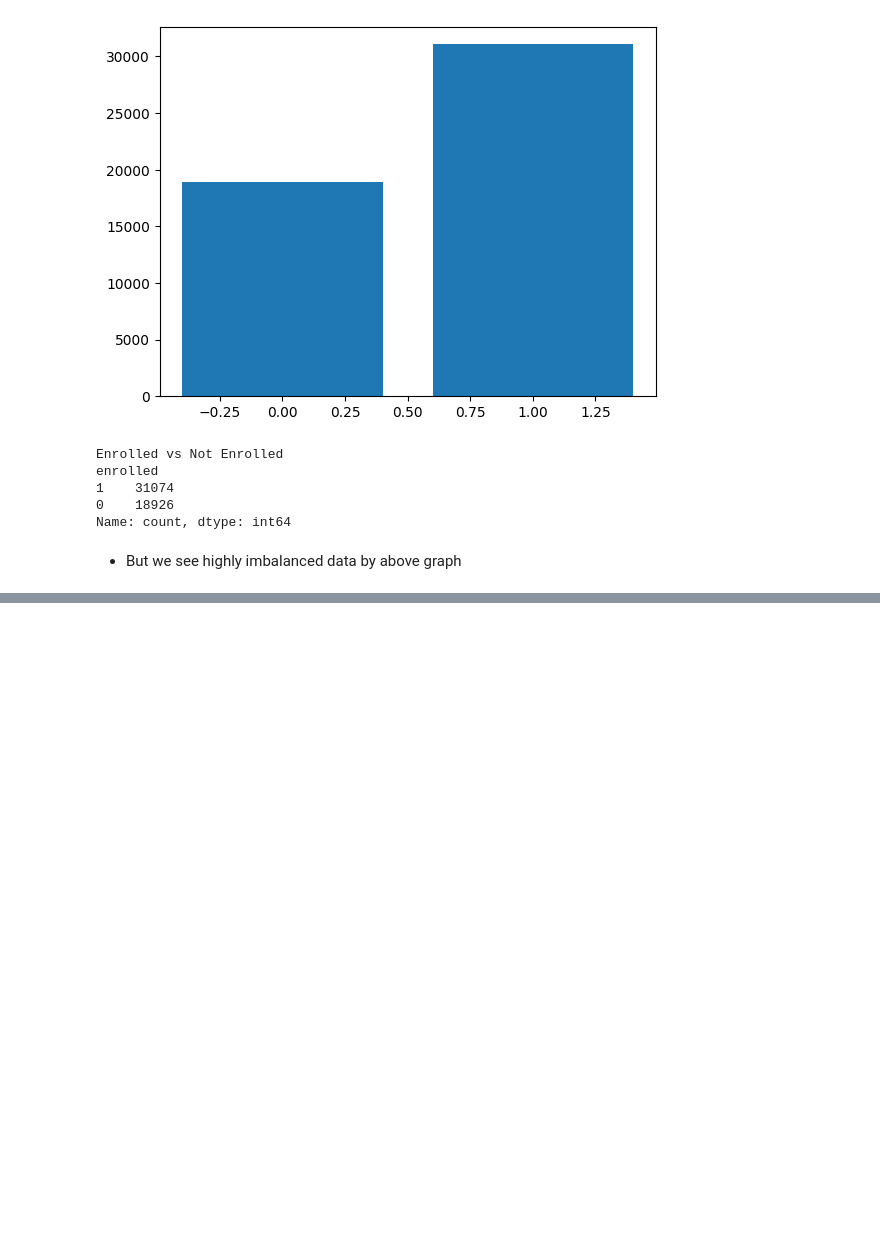
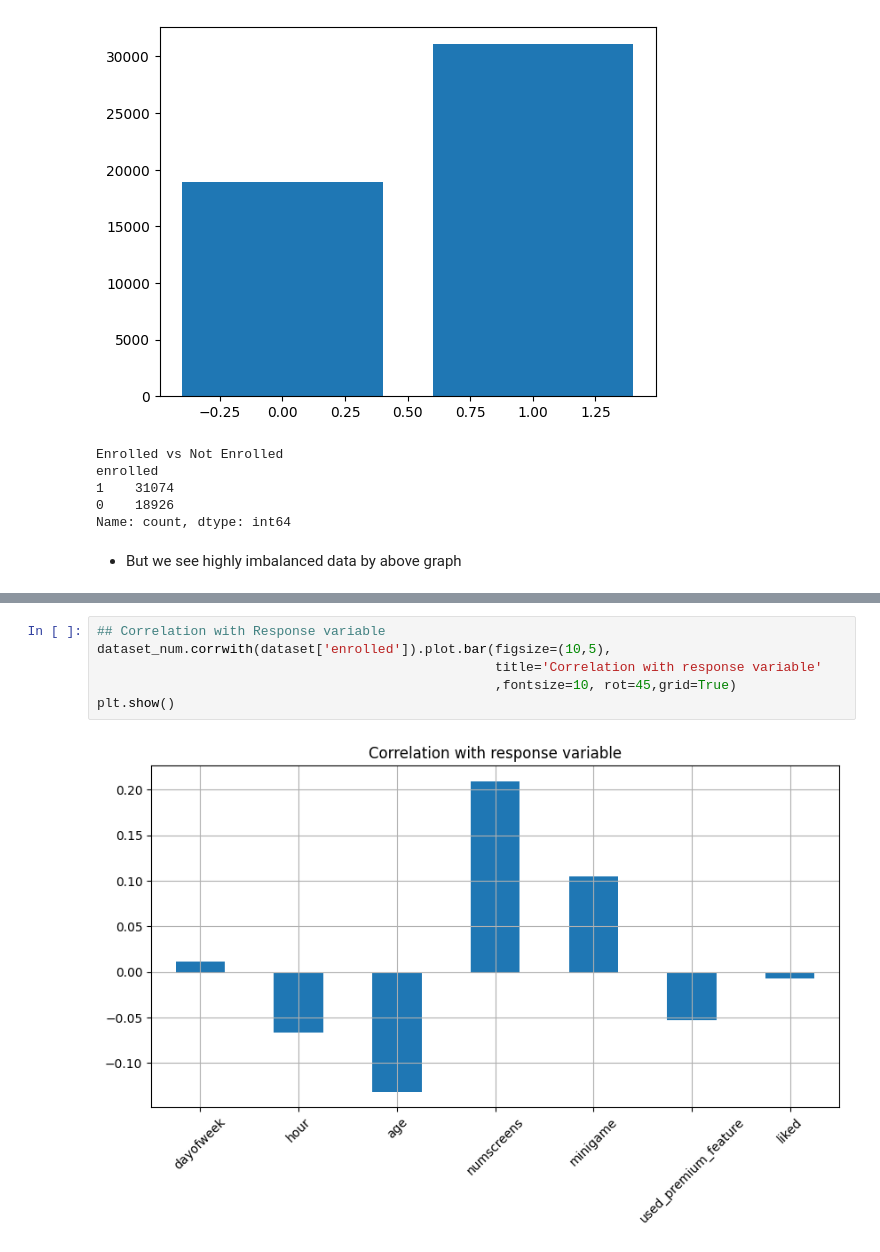
Before and after one commit to IMMRM/AppSubsAnalyser, a Jupyter notebook: Notebooks/BasicAnalysis.ipynb, the cells around one changed output, grey strips where cells are left out. Drawn from its saved outputs; the diff is of its cells as text; blank space fills up the shorter version.

```diff
--- a/Notebooks/BasicAnalysis.ipynb
+++ b/Notebooks/BasicAnalysis.ipynb
@@ -81,0 +101,8 @@ dataset.head(5)
+# %%
+## Correlation with Response variable
+dataset_num.corrwith(dataset['enrolled']).plot.bar(figsize=(10,5),
+                                                   title='Correlation with response variable'
+                                                   ,fontsize=10, rot=45,grid=True)
+plt.show()
+# %% [output]
+[figure, added]
```
Also changed, not shown: parts of 6 cells of this notebook.
